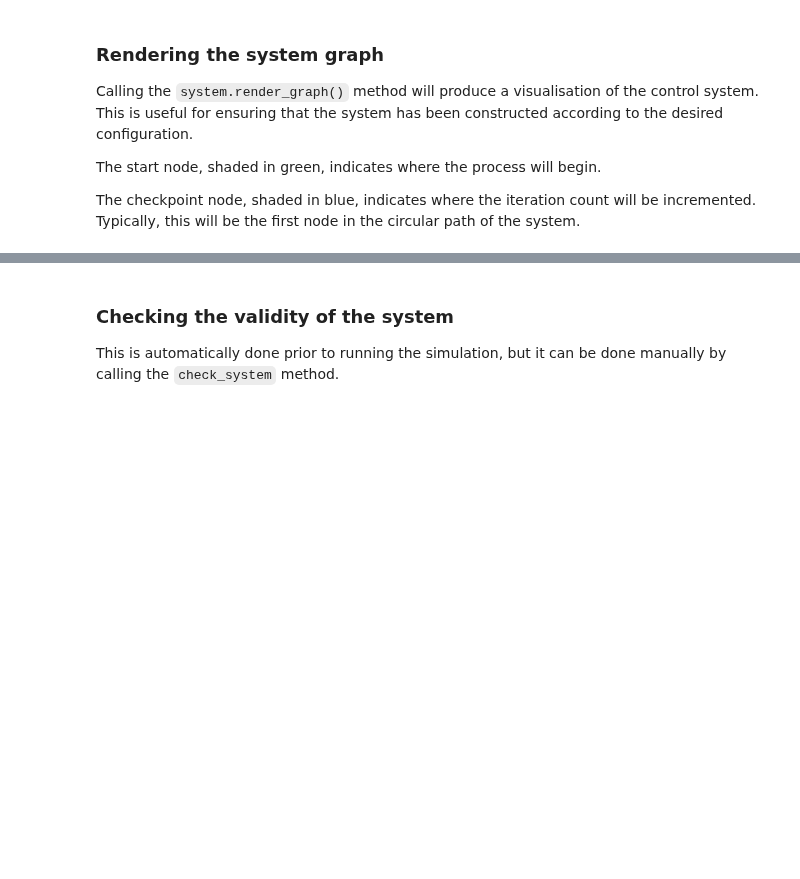
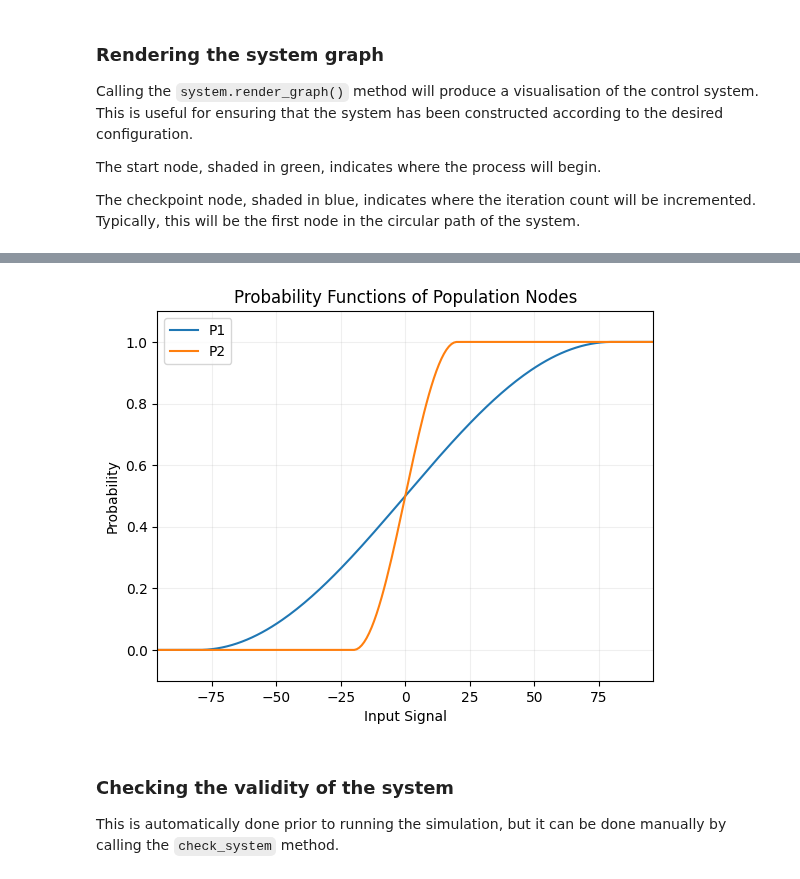
Before and after one commit to humancompatible/interconnect, a Jupyter notebook: examples/basic_simulation.ipynb, the cells around one changed output, grey strips where cells are left out. Saved outputs shown, nothing was run; the diff lists cells and outputs as text; code cells hidden in the pictures; blank space fills up the shorter version.

```diff
--- a/examples/basic_simulation.ipynb
+++ b/examples/basic_simulation.ipynb
@@ -152,3 +164,7 @@ sim.system.render_graph()
+# %%
+sim.plot.population_probabilities()
+# %% [output]
+[figure, added]
 # %% [markdown]
 ### Checking the validity of the system
 
```
Also changed, not shown: parts of 10 cells of this notebook, 4 other files.
